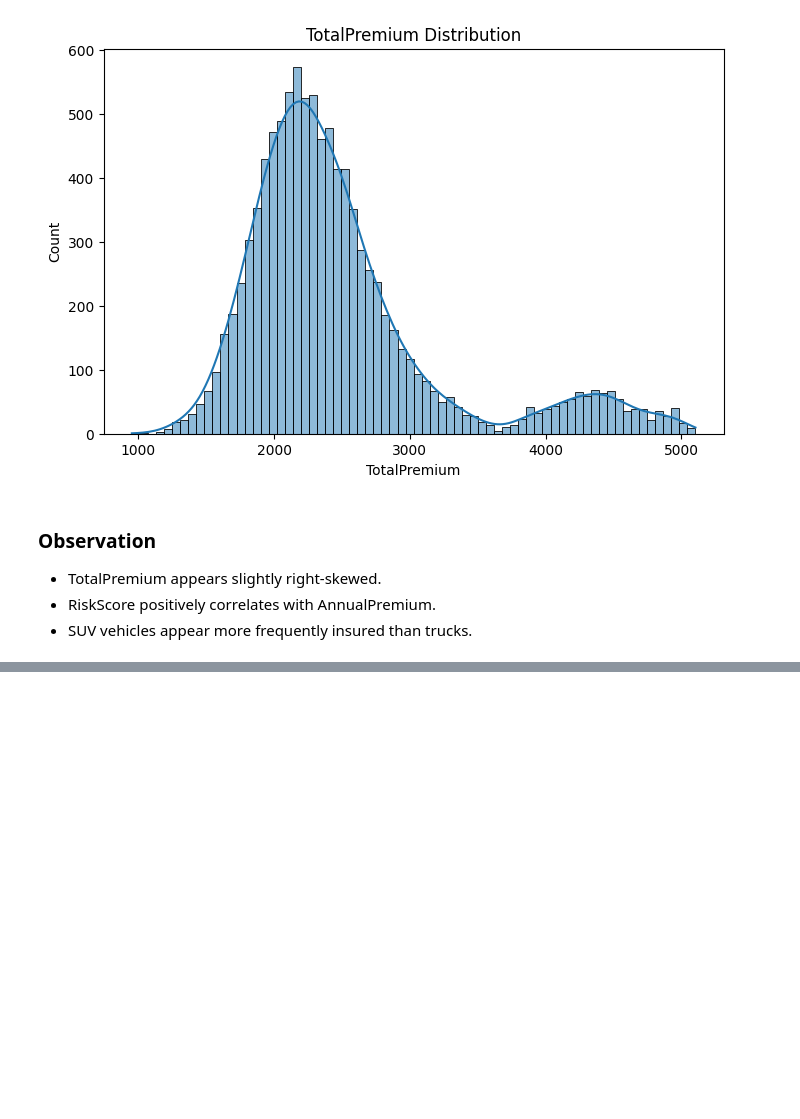
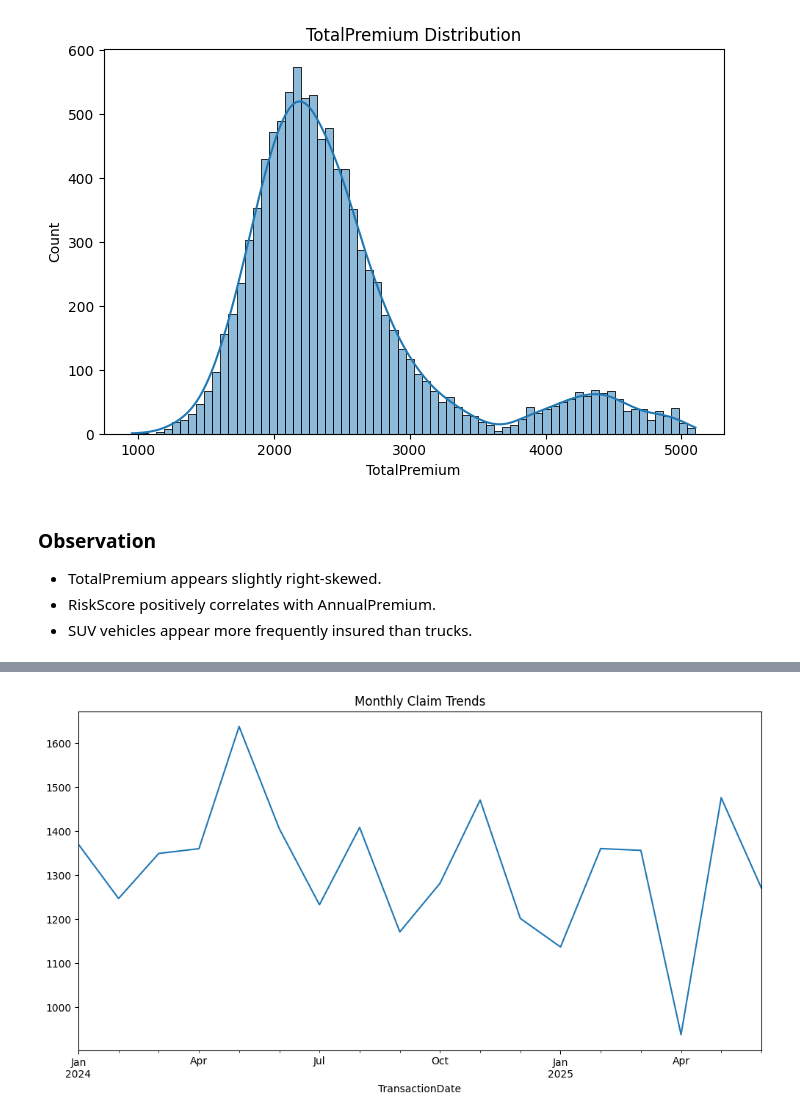
Before and after one commit to MisganaMessay/insurance-risk-analytics, a Jupyter notebook: notebooks/01_eda.ipynb, the cells around one changed output, grey strips where cells are left out. Cells and saved outputs as stored; diff of their text form; code cells hidden in the pictures; blank space fills up the shorter version.

```diff
--- a/notebooks/01_eda.ipynb
+++ b/notebooks/01_eda.ipynb
@@ -181,0 +248,14 @@ plot_histogram(df, "TotalPremium")
+# %%
+df["TransactionDate"] = pd.to_datetime(df["TransactionDate"])
+# %%
+monthly_claims = df.groupby(
+    df["TransactionDate"].dt.to_period("M")
+)["TotalClaims"].mean()
+
+monthly_claims.plot(figsize=(12,6))
+
+plt.title("Monthly Claim Trends")
+
+plt.show()
+# %% [output]
+[figure, added]
```
Also changed, not shown: parts of 15 cells of this notebook.
